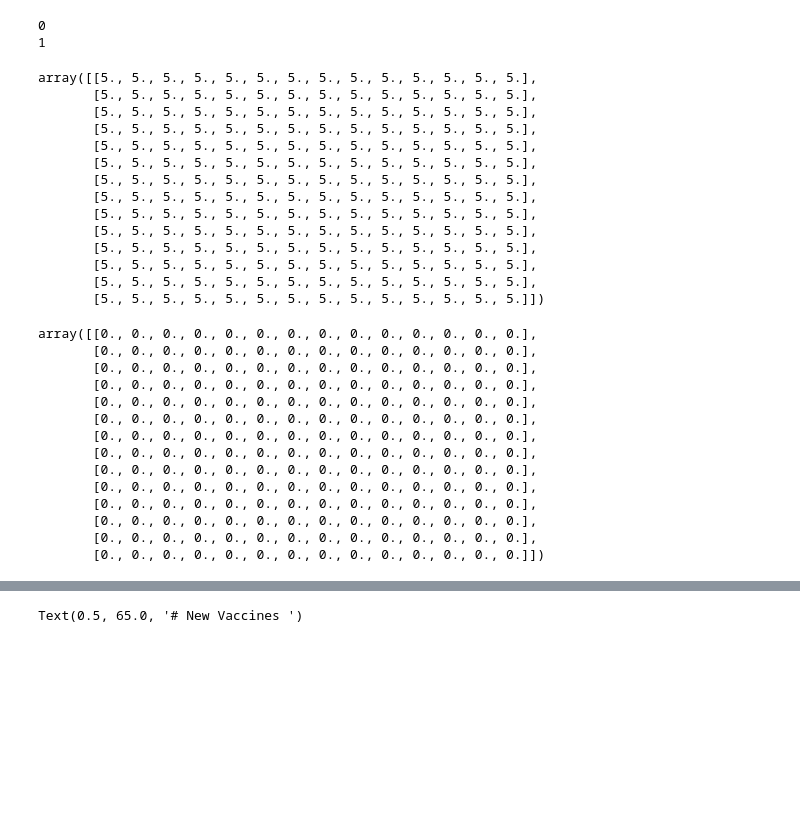
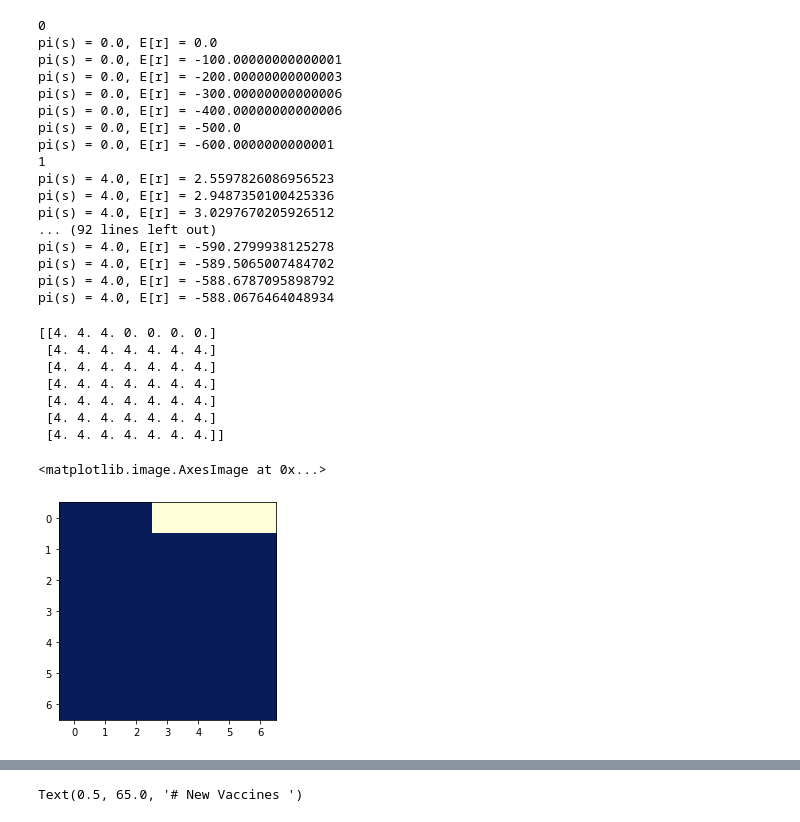
Before and after one commit to 12kleingordon34/RL-Exploration, a Jupyter notebook: vaccine_delivery/playground.ipynb, the cells around one changed output, grey strips where cells are left out. Drawn from its saved outputs; the diff is of its cells as text; code cells hidden in the pictures; blank space fills up the shorter version.

Commit message:
add verbose argument to policy evaluation and iteration

```diff
--- a/vaccine_delivery/playground.ipynb
+++ b/vaccine_delivery/playground.ipynb
@@ -1,9 +1,9 @@
 # %%
 from components import *
 # %%
-centre = drug_centre(2, 10)
-dist = truncated_patient_arrival_distribution(10, 7)
-agent = bellman_agent(13,5)
+centre = drug_centre(100, 1)
+dist = truncated_patient_arrival_distribution(5, 3)
+agent = bellman_agent(6,4)
 # %%
 iteration = 0
 while not agent.is_policy_stable:
@@ -13,38 +13,19 @@ while not agent.is_policy_stable:
     iteration += 1
 # %% [output]
 0
+pi(s) = 0.0, E[r] = 0.0
+pi(s) = 0.0, E[r] = -100.00000000000001
+pi(s) = 0.0, E[r] = -200.00000000000003
+pi(s) = 0.0, E[r] = -300.00000000000006
+pi(s) = 0.0, E[r] = -400.00000000000006
+pi(s) = 0.0, E[r] = -500.0
+pi(s) = 0.0, E[r] = -600.0000000000001
 1
+pi(s) = 4.0, E[r] = 2.5597826086956523
+pi(s) = 4.0, E[r] = 2.9487350100425336
+pi(s) = 4.0, E[r] = 3.0297670205926512
+... (92 lines left out)
+pi(s) = 4.0, E[r] = -590.2799938125278
+pi(s) = 4.0, E[r] = -589.5065007484702
+pi(s) = 4.0, E[r] = -588.6787095898792
+pi(s) = 4.0, E[r] = -588.0676464048934
-# %%
-agent.policy
-# %% [output]
-array([[5., 5., 5., 5., 5., 5., 5., 5., 5., 5., 5., 5., 5., 5.],
-       [5., 5., 5., 5., 5., 5., 5., 5., 5., 5., 5., 5., 5., 5.],
-       [5., 5., 5., 5., 5., 5., 5., 5., 5., 5., 5., 5., 5., 5.],
-       [5., 5., 5., 5., 5., 5., 5., 5., 5., 5., 5., 5., 5., 5.],
-       [5., 5., 5., 5., 5., 5., 5., 5., 5., 5., 5., 5., 5., 5.],
-       [5., 5., 5., 5., 5., 5., 5., 5., 5., 5., 5., 5., 5., 5.],
-       [5., 5., 5., 5., 5., 5., 5., 5., 5., 5., 5., 5., 5., 5.],
-       [5., 5., 5., 5., 5., 5., 5., 5., 5., 5., 5., 5., 5., 5.],
-       [5., 5., 5., 5., 5., 5., 5., 5., 5., 5., 5., 5., 5., 5.],
-       [5., 5., 5., 5., 5., 5., 5., 5., 5., 5., 5., 5., 5., 5.],
-       [5., 5., 5., 5., 5., 5., 5., 5., 5., 5., 5., 5., 5., 5.],
-       [5., 5., 5., 5., 5., 5., 5., 5., 5., 5., 5., 5., 5., 5.],
-       [5., 5., 5., 5., 5., 5., 5., 5., 5., 5., 5., 5., 5., 5.],
-       [5., 5., 5., 5., 5., 5., 5., 5., 5., 5., 5., 5., 5., 5.]])
-# %%
-agent.V
-# %% [output]
-array([[0., 0., 0., 0., 0., 0., 0., 0., 0., 0., 0., 0., 0., 0.],
-       [0., 0., 0., 0., 0., 0., 0., 0., 0., 0., 0., 0., 0., 0.],
-       [0., 0., 0., 0., 0., 0., 0., 0., 0., 0., 0., 0., 0., 0.],
-       [0., 0., 0., 0., 0., 0., 0., 0., 0., 0., 0., 0., 0., 0.],
-       [0., 0., 0., 0., 0., 0., 0., 0., 0., 0., 0., 0., 0., 0.],
-       [0., 0., 0., 0., 0., 0., 0., 0., 0., 0., 0., 0., 0., 0.],
-       [0., 0., 0., 0., 0., 0., 0., 0., 0., 0., 0., 0., 0., 0.],
-       [0., 0., 0., 0., 0., 0., 0., 0., 0., 0., 0., 0., 0., 0.],
-       [0., 0., 0., 0., 0., 0., 0., 0., 0., 0., 0., 0., 0., 0.],
-       [0., 0., 0., 0., 0., 0., 0., 0., 0., 0., 0., 0., 0., 0.],
-       [0., 0., 0., 0., 0., 0., 0., 0., 0., 0., 0., 0., 0., 0.],
-       [0., 0., 0., 0., 0., 0., 0., 0., 0., 0., 0., 0., 0., 0.],
-       [0., 0., 0., 0., 0., 0., 0., 0., 0., 0., 0., 0., 0., 0.],
-       [0., 0., 0., 0., 0., 0., 0., 0., 0., 0., 0., 0., 0., 0.]])
@@ -50,0 +36,13 @@ array([[0., 0., 0., 0., 0., 0., 0., 0., 0., 0., 0., 0., 0., 0.],
+# %%
+print(agent.policy)
+plt.imshow(agent.policy,cmap="YlGnBu")
+# %% [output]
+[[4. 4. 4. 0. 0. 0. 0.]
+ [4. 4. 4. 4. 4. 4. 4.]
+ [4. 4. 4. 4. 4. 4. 4.]
+ [4. 4. 4. 4. 4. 4. 4.]
+ [4. 4. 4. 4. 4. 4. 4.]
+ [4. 4. 4. 4. 4. 4. 4.]
+ [4. 4. 4. 4. 4. 4. 4.]]
+<matplotlib.image.AxesImage at 0x...>
+[figure, added]
```
Also changed, not shown: parts of 2 cells of this notebook, 1 other file.
